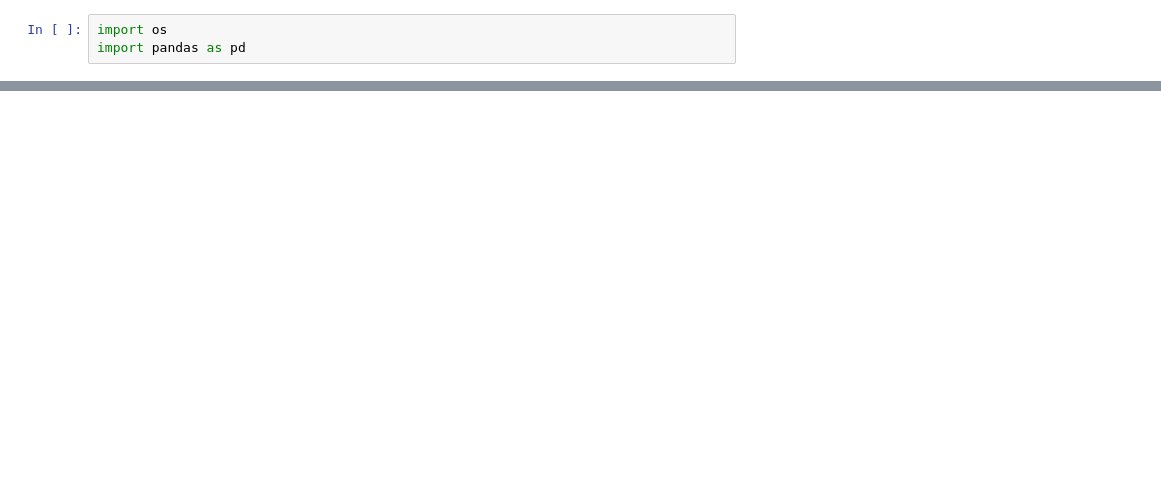
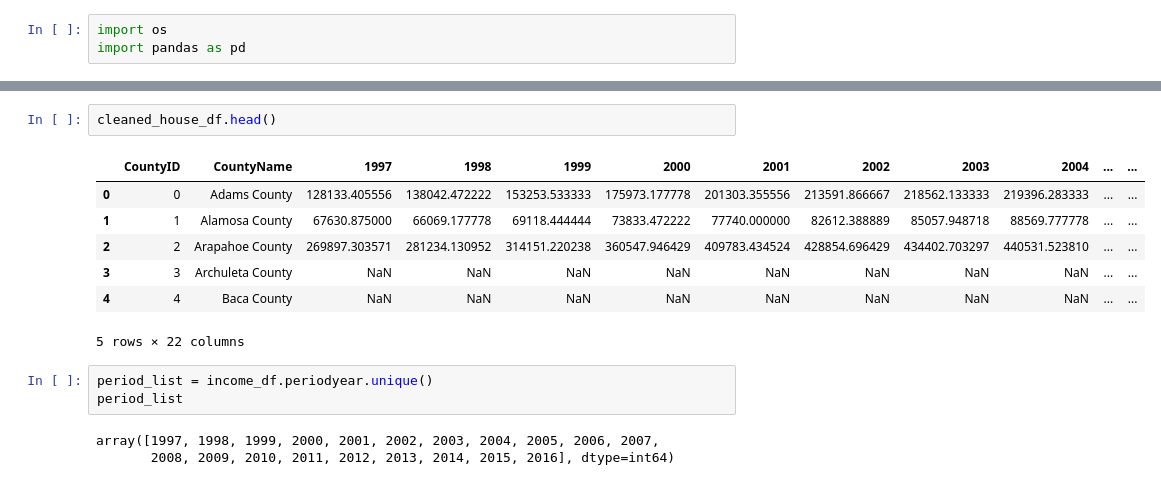
Before and after one commit to phanafin/I-m-all-out-of-bubble-gum, a Jupyter notebook: Untitled.ipynb, the cells around one changed output, grey strips where cells are left out. Saved outputs shown, nothing was run; the diff lists cells and outputs as text; blank space fills up the shorter version.

```diff
--- a/Untitled.ipynb
+++ b/Untitled.ipynb
@@ -56,0 +144,16 @@ clean_df.to_csv('Resources/data_visualize.csv', index=False)
+# %%
+cleaned_house_df.head()
+# %% [output]
+|  | CountyID | CountyName | 1997 | 1998 | 1999 | 2000 | 2001 | 2002 | 2003 | 2004 | ... | ... |
+| 0 | 0 | Adams County | 128133.405556 | 138042.472222 | 153253.533333 | 175973.177778 | 201303.355556 | 213591.866667 | 218562.133333 | 219396.283333 | ... | ... |
+| 1 | 1 | Alamosa County | 67630.875000 | 66069.177778 | 69118.444444 | 73833.472222 | 77740.000000 | 82612.388889 | 85057.948718 | 88569.777778 | ... | ... |
+| 2 | 2 | Arapahoe County | 269897.303571 | 281234.130952 | 314151.220238 | 360547.946429 | 409783.434524 | 428854.696429 | 434402.703297 | 440531.523810 | ... | ... |
+| 3 | 3 | Archuleta County | NaN | NaN | NaN | NaN | NaN | NaN | NaN | NaN | ... | ... |
+| 4 | 4 | Baca County | NaN | NaN | NaN | NaN | NaN | NaN | NaN | NaN | ... | ... |
+5 rows × 22 columns
+# %%
+period_list = income_df.periodyear.unique()
+period_list
+# %% [output]
+array([1997, 1998, 1999, 2000, 2001, 2002, 2003, 2004, 2005, 2006, 2007,
+       2008, 2009, 2010, 2011, 2012, 2013, 2014, 2015, 2016], dtype=int64)
```
Also changed, not shown: parts of 12 cells of this notebook.
